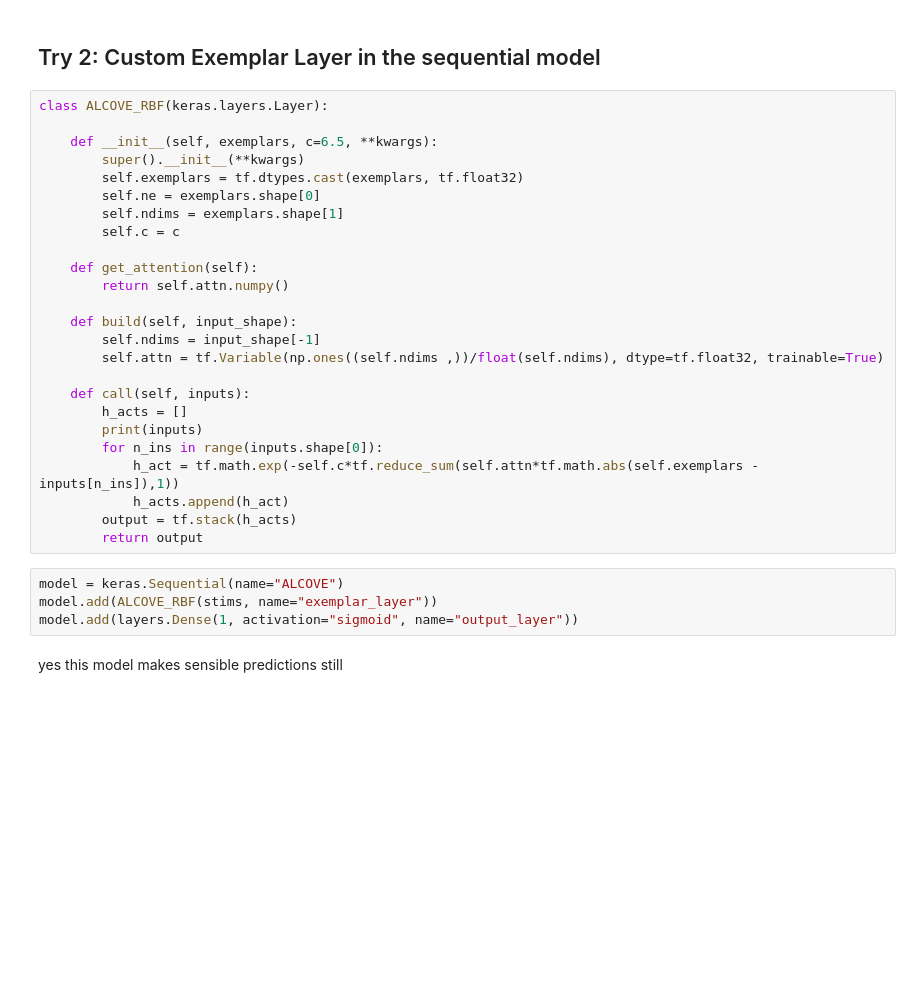
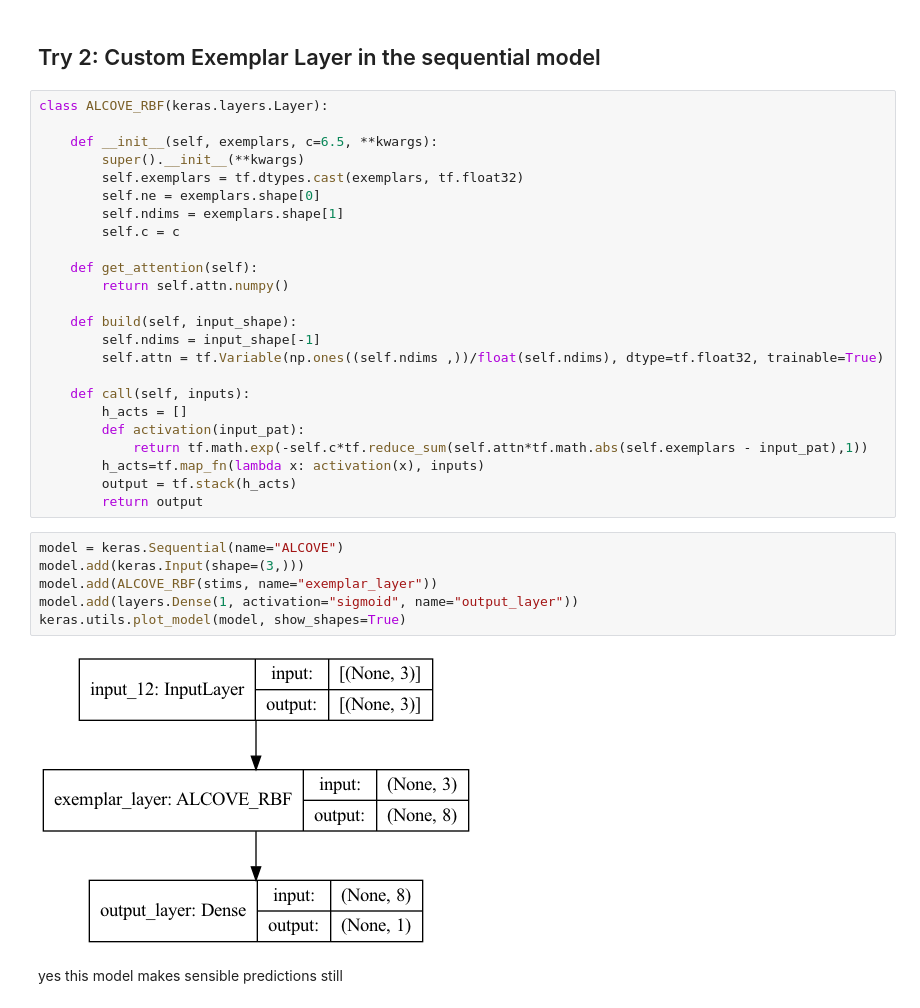
Before and after one commit to gureckis/keras_alcove, a Jupyter notebook: alcove_shj.ipynb, the cells around one changed output. Saved outputs shown, nothing was run; the diff lists cells and outputs as text; blank space fills up the shorter version.

```diff
--- a/alcove_shj.ipynb
+++ b/alcove_shj.ipynb
@@ -177,16 +177,19 @@ class ALCOVE_RBF(keras.layers.Layer):
 
     def call(self, inputs):
         h_acts = []
-        print(inputs)
-        for n_ins in range(inputs.shape[0]):
-            h_act = tf.math.exp(-self.c*tf.reduce_sum(self.attn*tf.math.abs(self.exemplars - inputs[n_ins]),1))
-            h_acts.append(h_act)
+        def activation(input_pat):
+            return tf.math.exp(-self.c*tf.reduce_sum(self.attn*tf.math.abs(self.exemplars - input_pat),1))
+        h_acts=tf.map_fn(lambda x: activation(x), inputs)
         output = tf.stack(h_acts)
         return output
 # %%
 model = keras.Sequential(name="ALCOVE")
+model.add(keras.Input(shape=(3,)))
 model.add(ALCOVE_RBF(stims, name="exemplar_layer"))
 model.add(layers.Dense(1, activation="sigmoid", name="output_layer"))
+keras.utils.plot_model(model, show_shapes=True)
+# %% [output]
+[figure, added]
 # %% [markdown]
 yes this model makes sensible predictions still
 # %%
```
Also changed, not shown: parts of 3 cells of this notebook.
